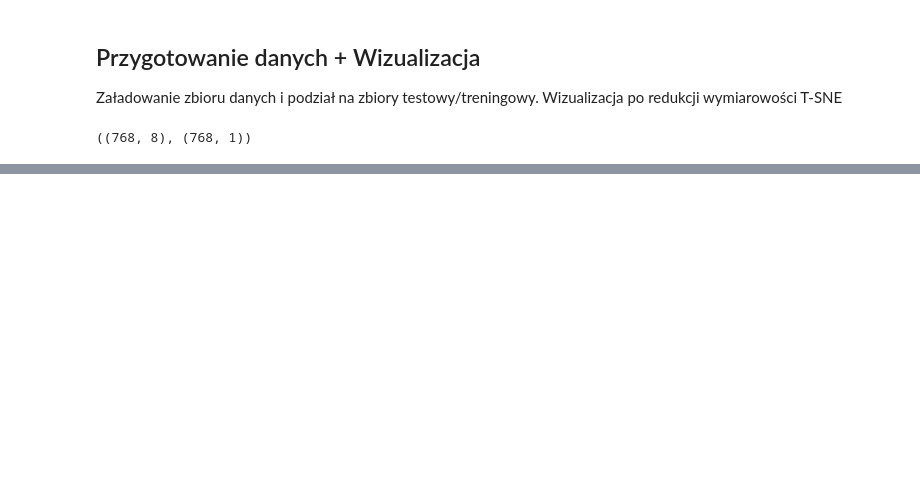
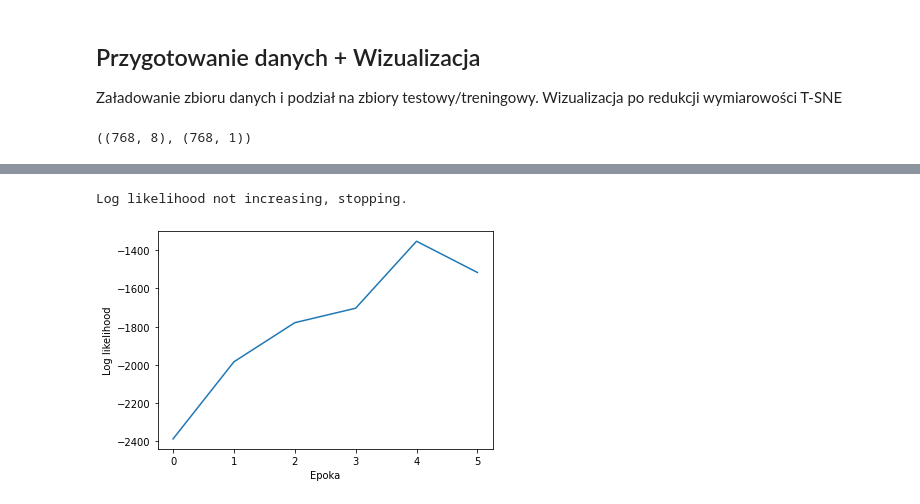
Before and after one commit to Stashq/p01-czwartek-11-Straburzynski-Raczy, a Jupyter notebook: GMM.ipynb, the cells around one changed output, grey strips where cells are left out. Cells and saved outputs as stored; diff of their text form; code cells hidden in the pictures; blank space fills up the shorter version.

```diff
--- a/GMM.ipynb
+++ b/GMM.ipynb
@@ -70,0 +229,5 @@ y_pred = np.argmax(y_pred_probs, axis=1)
+# %%
+model_y2.fit(X_train_y2)
+# %% [output]
+Log likelihood not increasing, stopping.
+[figure, added]
```
Also changed, not shown: parts of 28 cells of this notebook, 1 other file.
